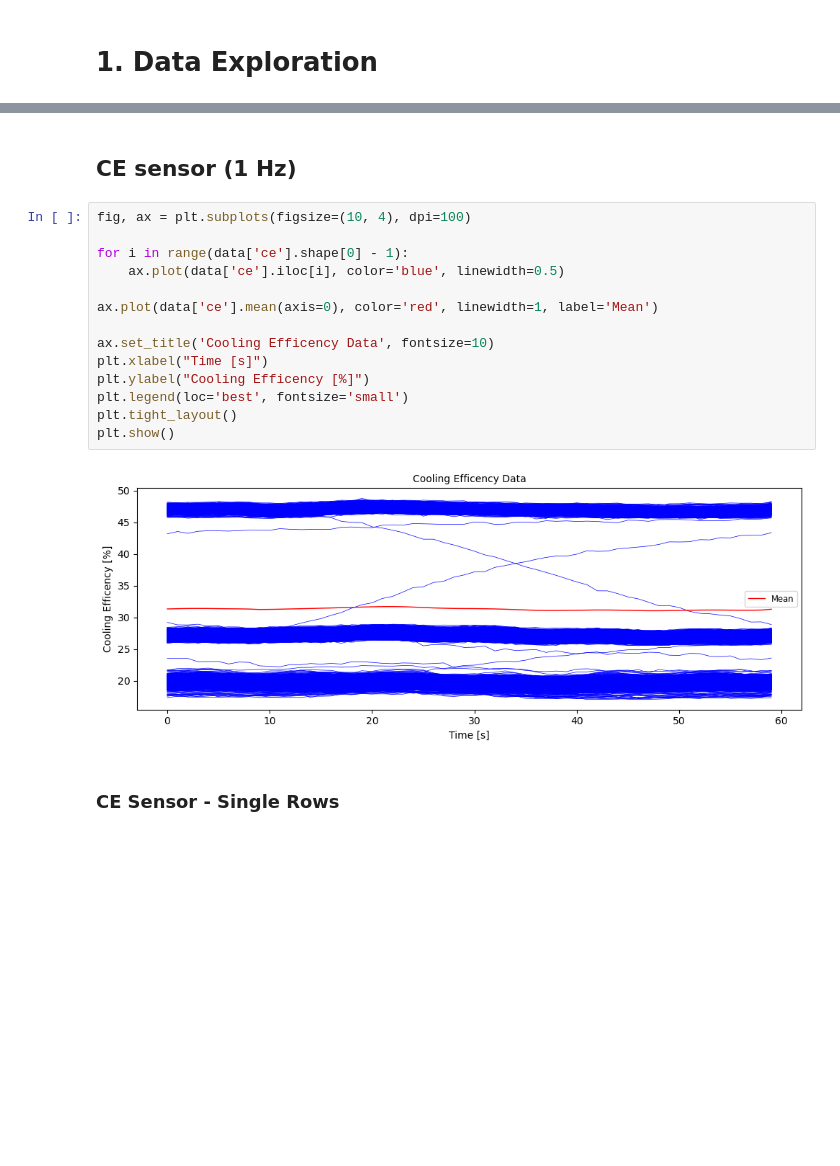
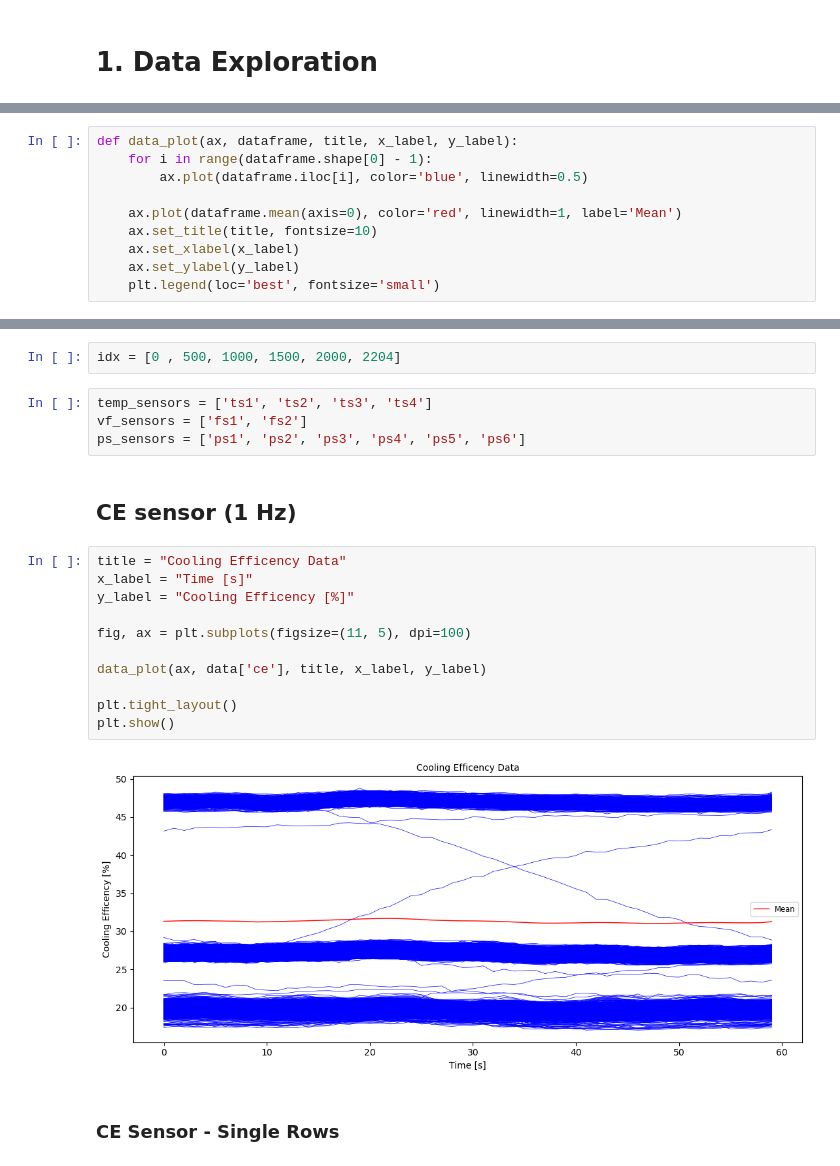
Before and after one commit to danielsaiger1/uni_projects, a Jupyter notebook: python_advanced/final_project/data_exploration_final.ipynb, the cells around one changed output, grey strips where cells are left out. Saved outputs shown, nothing was run; the diff lists cells and outputs as text; blank space fills up the shorter version.

```diff
--- a/python_advanced/final_project/data_exploration_final.ipynb
+++ b/python_advanced/final_project/data_exploration_final.ipynb
@@ -78,0 +89,10 @@ target: (2205, 5)
+# %%
+def data_plot(ax, dataframe, title, x_label, y_label):
+    for i in range(dataframe.shape[0] - 1):
+        ax.plot(dataframe.iloc[i], color='blue', linewidth=0.5)
+
+    ax.plot(dataframe.mean(axis=0), color='red', linewidth=1, label='Mean')
+    ax.set_title(title, fontsize=10)
+    ax.set_xlabel(x_label)
+    ax.set_ylabel(y_label)
+    plt.legend(loc='best', fontsize='small')
@@ -79,20 +107,23 @@ target: (2205, 5)
+# %%
+idx = [0 , 500, 1000, 1500, 2000, 2204]
+# %%
+temp_sensors = ['ts1', 'ts2', 'ts3', 'ts4']
+vf_sensors = ['fs1', 'fs2']
+ps_sensors = ['ps1', 'ps2', 'ps3', 'ps4', 'ps5', 'ps6']
 # %% [markdown]
 <h2>CE sensor (1 Hz) </h2>
-# %%
-fig, ax = plt.subplots(figsize=(10, 4), dpi=100)
-
-for i in range(data['ce'].shape[0] - 1):
-    ax.plot(data['ce'].iloc[i], color='blue', linewidth=0.5)
-
-ax.plot(data['ce'].mean(axis=0), color='red', linewidth=1, label='Mean')
-
-ax.set_title('Cooling Efficency Data', fontsize=10)
-plt.xlabel("Time [s]")
-plt.ylabel("Cooling Efficency [%]")
-plt.legend(loc='best', fontsize='small')
-plt.tight_layout()
-plt.show()
-# %% [output]
-[figure, removed]
+# %%
+title = "Cooling Efficency Data"
+x_label = "Time [s]"
+y_label = "Cooling Efficency [%]"
+
+fig, ax = plt.subplots(figsize=(11, 5), dpi=100)
+
+data_plot(ax, data['ce'], title, x_label, y_label)
+
+plt.tight_layout()
+plt.show()
+# %% [output]
+[figure, added]
 # %% [markdown]
 <h3>CE Sensor - Single Rows </h3>
```
Also changed, not shown: parts of 44 cells of this notebook.
